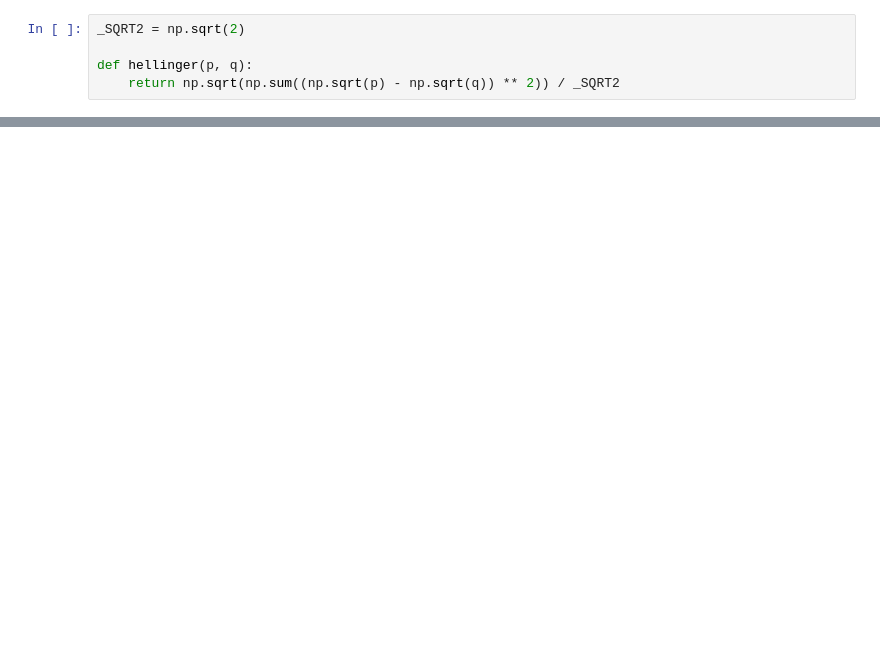
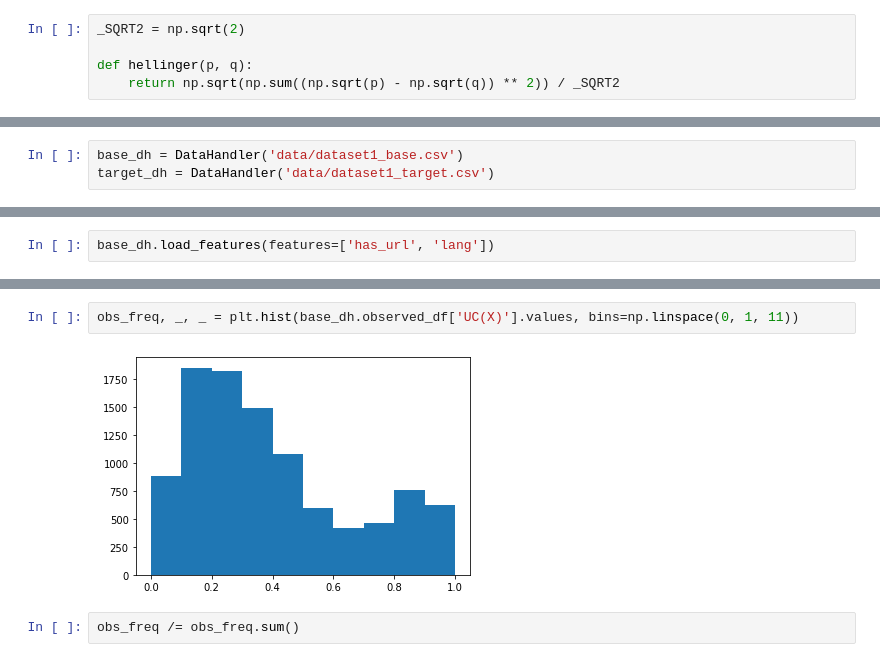
Before and after one commit to avalanchesiqi/prevalence-estimation-tutorial, a Jupyter notebook: code/Sec1-Data-Profiling-And-Three-Wrong-Approaches.ipynb, the cells around one changed output, grey strips where cells are left out. Cells and saved outputs as stored; diff of their text form; blank space fills up the shorter version.

```diff
--- a/code/Sec1-Data-Profiling-And-Three-Wrong-Approaches.ipynb
+++ b/code/Sec1-Data-Profiling-And-Three-Wrong-Approaches.ipynb
@@ -2907,0 +40,3 @@ print(' & '.join(map('{:.3f}'.format, output_list)))
+# %%
+base_dh = DataHandler('data/dataset1_base.csv')
+target_dh = DataHandler('data/dataset1_target.csv')
@@ -2907,0 +117,2 @@ print(' & '.join(map('{:.3f}'.format, output_list)))
+# %%
+base_dh.load_features(features=['has_url', 'lang'])
@@ -2907,0 +299,6 @@ print(' & '.join(map('{:.3f}'.format, output_list)))
+# %%
+obs_freq, _, _ = plt.hist(base_dh.observed_df['UC(X)'].values, bins=np.linspace(0, 1, 11))
+# %% [output]
+[figure, added]
+# %%
+obs_freq /= obs_freq.sum()
```
Also changed, not shown: parts of 143 cells of this notebook, 3 other files.
